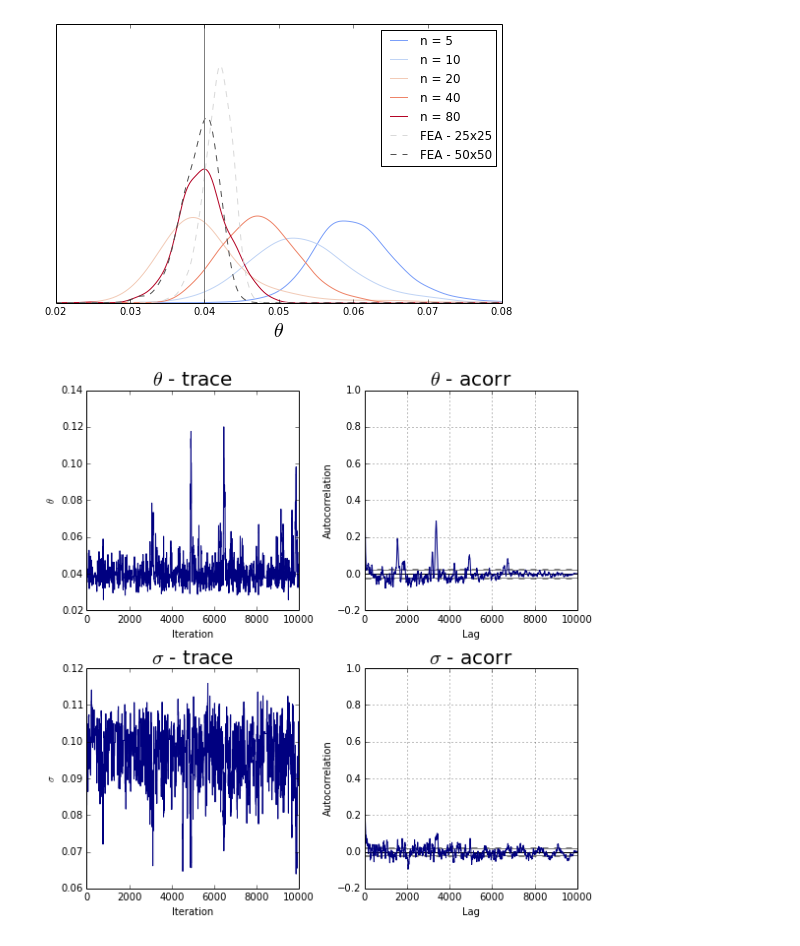
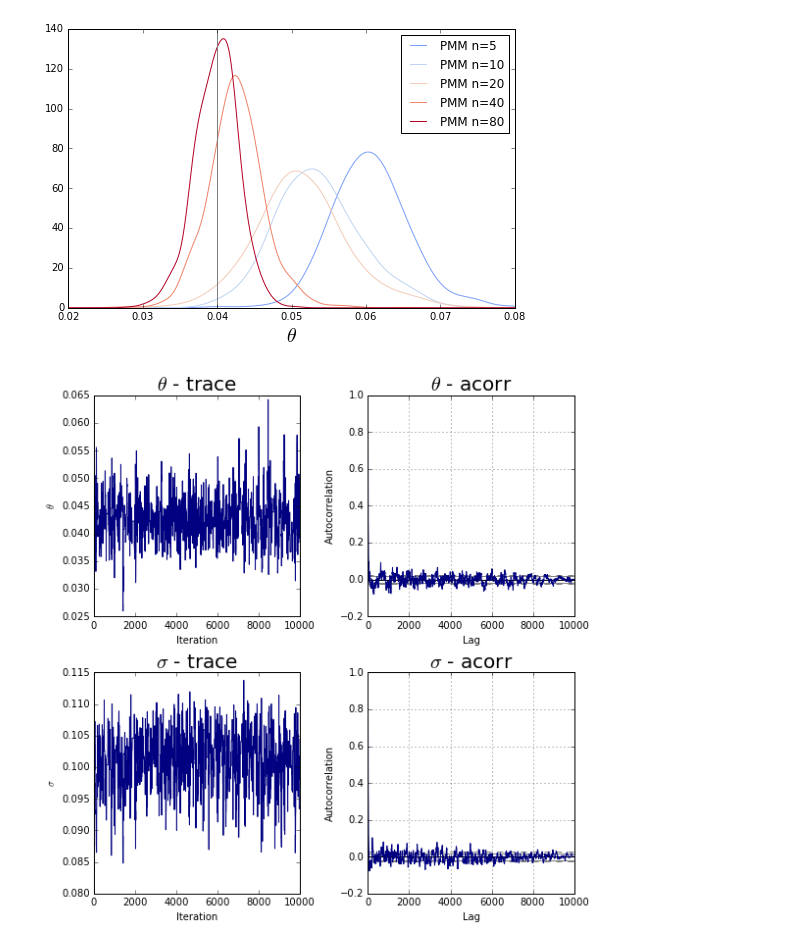
Before and after one commit to jcockayne/bayesian_pdes, a Jupyter notebook: notebooks/Allen_Cahn_results_plotting.ipynb, the cells around one changed output. Saved outputs shown, nothing was run; the diff lists cells and outputs as text; code cells hidden in the pictures.

Commit message:
Plotting of results of Allen-Cahn

```diff
--- a/notebooks/Allen_Cahn_results_plotting.ipynb
+++ b/notebooks/Allen_Cahn_results_plotting.ipynb
@@ -7,14 +7,19 @@ import os
 import re
 import matplotlib.cm as cmx
 import matplotlib.colors as colors
+# %%
+bayesian = True
 # %%
 delta_min = 0.02
 delta_max = 0.08
 
-base_path = 'allen_cahn_results/delta_sigma_n={}.npy'
+if bayesian:
+    base_path = 'allen_cahn_results/delta_sigma_n={}.npy'
+else:
+    base_path = 'allen_cahn_results/delta_fem_n={}.npy'
 fem_path = 'allen_cahn_results/delta_fem_n={}.npy'
 save = True
-trace_n = 20
+trace_n = 40
 # %%
 regex = re.compile(os.path.basename(base_path).format('(\d+)'))
 matches = [regex.match(f) for f in os.listdir(os.path.dirname(base_path))]
@@ -36,43 +38,45 @@ cNorm  = colors.Normalize(vmin=0, vmax=1)
 scalar_map = cmx.ScalarMappable(norm=cNorm, cmap=cm)
 for ix, n in enumerate(ns):
     samples = np.load(base_path.format(n))
-    plot_samp(samples, 0.3, 'n = {}'.format(n), c=scalar_map.to_rgba((ix+1) * 1./len(ns)))
+    label = 'PMM n={}'.format(n) if bayesian else 'FEM {}x{}'.format(n, n)
+    plot_samp(samples, 0.3, label, c=scalar_map.to_rgba((ix+1) * 1./len(ns)))
 
 cm = plt.get_cmap('Greys')
 scalar_map = cmx.ScalarMappable(norm=cNorm, cmap=cm)
 
-plot_samp(fem_samples_25, 0.3, 'FEA - 25x25', c=scalar_map.to_rgba(0.25), linestyle='dashed')
-plot_samp(fem_samples_50, 0.3, 'FEA - 50x50', c=scalar_map.to_rgba(0.75), linestyle='dashed')
+#plot_samp(fem_samples_25, 0.3, 'FEA - 25x25', c=scalar_map.to_rgba(0.25), linestyle='dashed')
+#plot_samp(fem_samples_50, 0.3, 'FEA - 50x50', c=scalar_map.to_rgba(0.75), linestyle='dashed')
 plt.axvline(0.04, c='gray')
 plt.xlabel('$\\theta$', fontsize=20)
 plt.legend()
-plt.gca().get_yaxis().set_visible(False)
-if save: plt.savefig('ac_posteriors.pdf', transparent=True, bbox_width=0)
+#plt.gca().get_yaxis().set_visible(False)
+out_name = 'ac_posteriors.pdf' if bayesian else 'ac_posteriors_fea.pdf'
+if save: plt.savefig('figures/' + out_name, transparent=True, bbox_width=0)
 # %% [output]
-[figure, old version]
+[figure, new version]
 # %%
 import pandas as pd
 from pandas.tools.plotting import autocorrelation_plot
 samples = np.load(base_path.format(trace_n))
 plt.figure(figsize=(8, 8))
 plt.subplot(2,2,1)
 plt.plot(samples[:,1], c='navy')
 plt.ylabel('$\\theta$')
 plt.xlabel('Iteration')
 plt.title('$\\theta$ - trace', fontsize=20)
 a = plt.subplot(2,2,2)
 autocorrelation_plot(samples[:,1], a, c='navy')
 plt.title('$\\theta$ - acorr', fontsize=20)
 plt.subplot(2,2,3)
 plt.plot(samples[:,2], c='navy')
 plt.title('$\\sigma$ - trace', fontsize=20)
 plt.ylabel('$\\sigma$')
 plt.xlabel('Iteration')
 a = plt.subplot(2,2,4)
 autocorrelation_plot(samples[:,2], a, c='navy')
 plt.title('$\\sigma$ - acorr', fontsize=20)
 plt.tight_layout()
 
-if save: plt.savefig('ac_traces_n={}.pdf'.format(trace_n), transparent=True, bbox_width=0)
+if save and bayesian: plt.savefig('figures/ac_traces_n={}.pdf'.format(trace_n), transparent=True, bbox_width=0)
 # %% [output]
-[figure, old version]
+[figure, new version]
```
Also changed, not shown: parts of 1 cell of this notebook.
